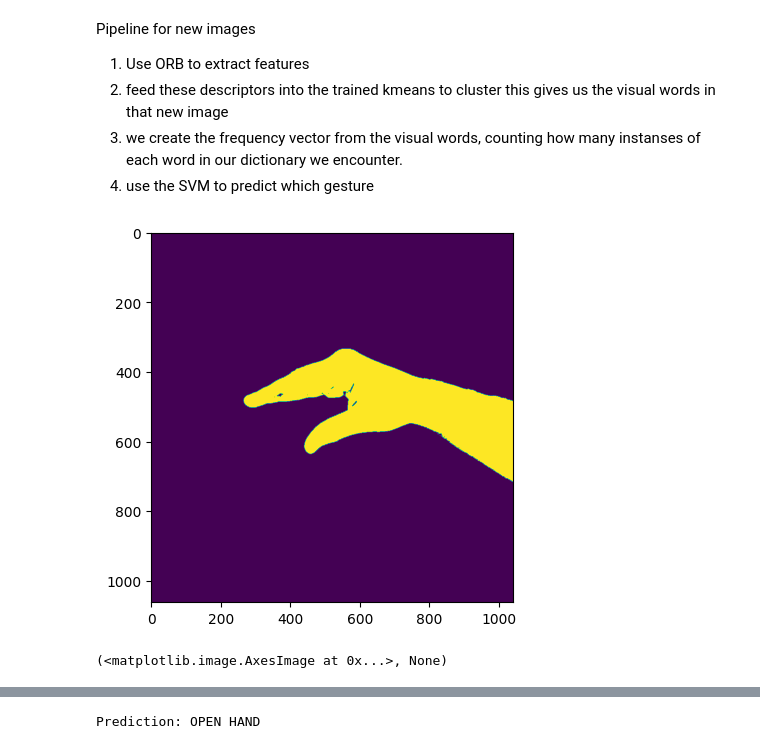
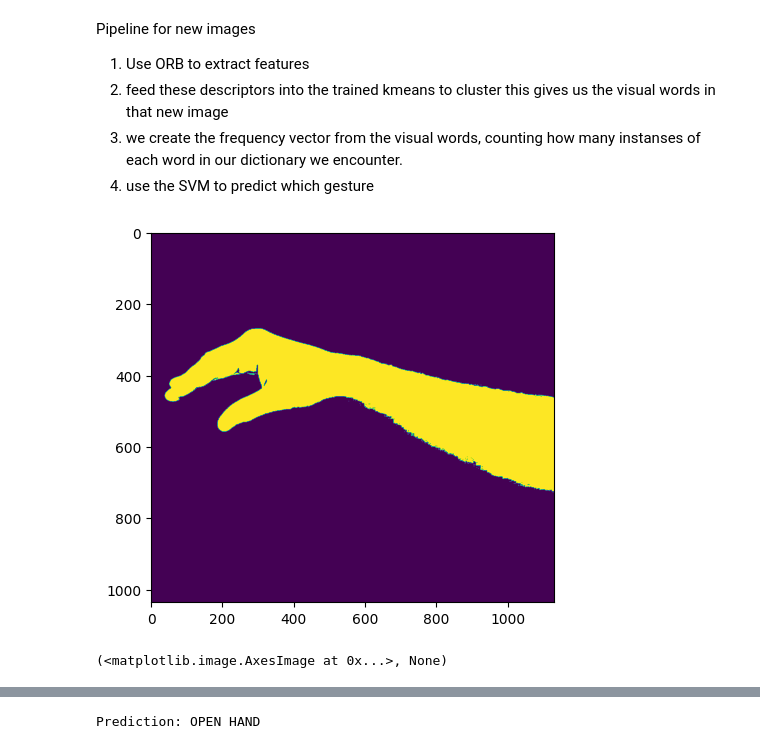
Before and after one commit to eirivarn/ComputerVisionInverseKinematics, a Jupyter notebook: gesture_recognition/GestureRecognition.ipynb, the cells around one changed output, grey strips where cells are left out. Saved outputs shown, nothing was run; the diff lists cells and outputs as text; code cells hidden in the pictures.

```diff
--- a/gesture_recognition/GestureRecognition.ipynb
+++ b/gesture_recognition/GestureRecognition.ipynb
@@ -203,13 +204,13 @@ Pipeline for new images
 # %%
 # loading image, imagine this coming from webcam
 
-I_test = cv.imread(PATH_OPEN_TEST1)
+I_test = cv.imread(PATH_OPEN_TEST2)
 I_test = (compute_skin_mask(I_test)*255).astype(np.uint8)
 
 
 plt.imshow(I_test), plt.show()
 # %% [output]
-[figure, old version]
+[figure, new version]
 (<matplotlib.image.AxesImage at 0x...>, None)
 # %%
 kp = orb.detect(I_test)
```
Also changed, not shown: parts of 7 cells of this notebook.
